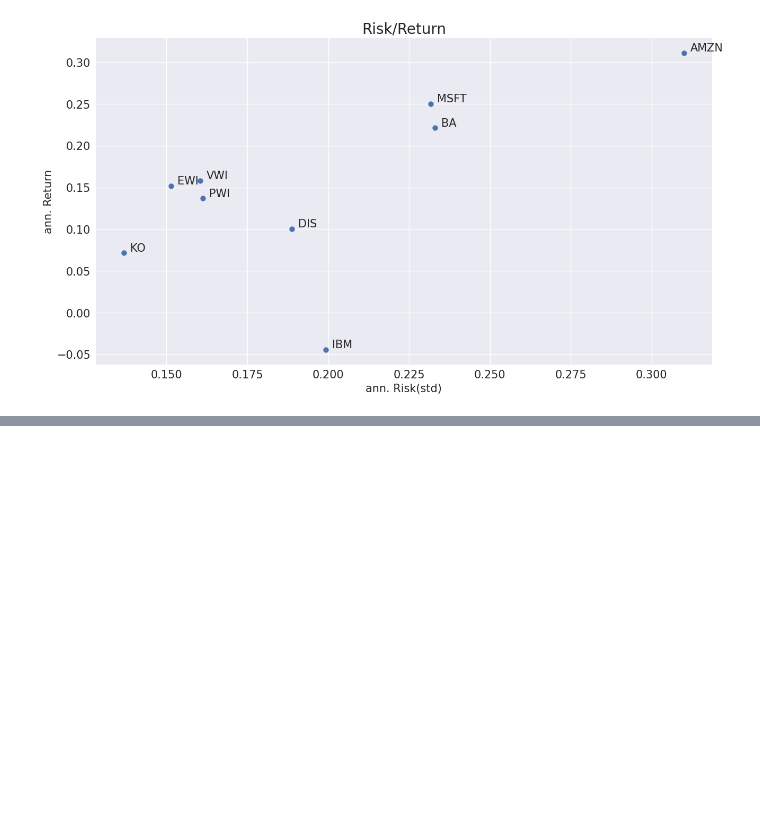
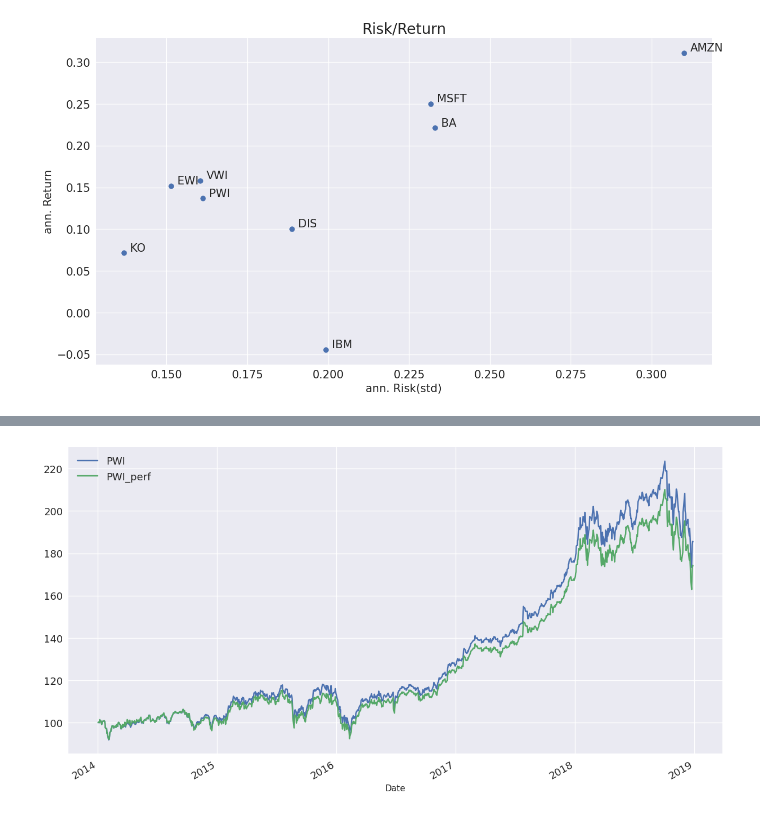
Before and after one commit to JamieW365/finance_projects, a Jupyter notebook: notebooks/stock_indexing.ipynb, the cells around one changed output, grey strips where cells are left out. Saved outputs shown, nothing was run; the diff lists cells and outputs as text; code cells hidden in the pictures; blank space fills up the shorter version.

Commit message:
total returns index

```diff
--- a/notebooks/stock_indexing.ipynb
+++ b/notebooks/stock_indexing.ipynb
@@ -559,0 +638,3 @@ plt.show();
+# %%
+close = stocks["Close"].copy()
+close
@@ -559,0 +656,4 @@ plt.show();
+# %%
+# Price weighted
+weights = close.div(close.sum(axis = 1), axis = 0)
+weights
@@ -559,0 +675,4 @@ plt.show();
+# %%
+norm["PWI_perf"] = 100
+norm.iloc[1:, -1] = total_return.mul(weights.shift().dropna()).sum(axis = 1).add(1).cumprod().mul(100)
+norm
@@ -559,0 +696,2 @@ plt.show();
+# %%
+norm["PWI_perf"] = total_return.mul(weights.shift().dropna()).sum(axis = 1).add(1).cumprod().mul(100)
@@ -559,0 +716,6 @@ plt.show();
+# %%
+norm.iloc[:, [6, 9]].plot(figsize = (15, 8 ), fontsize = 13)
+plt.legend(fontsize = 13)
+plt.show()
+# %% [output]
+[figure, added]
```
Also changed, not shown: parts of 9 cells of this notebook.
